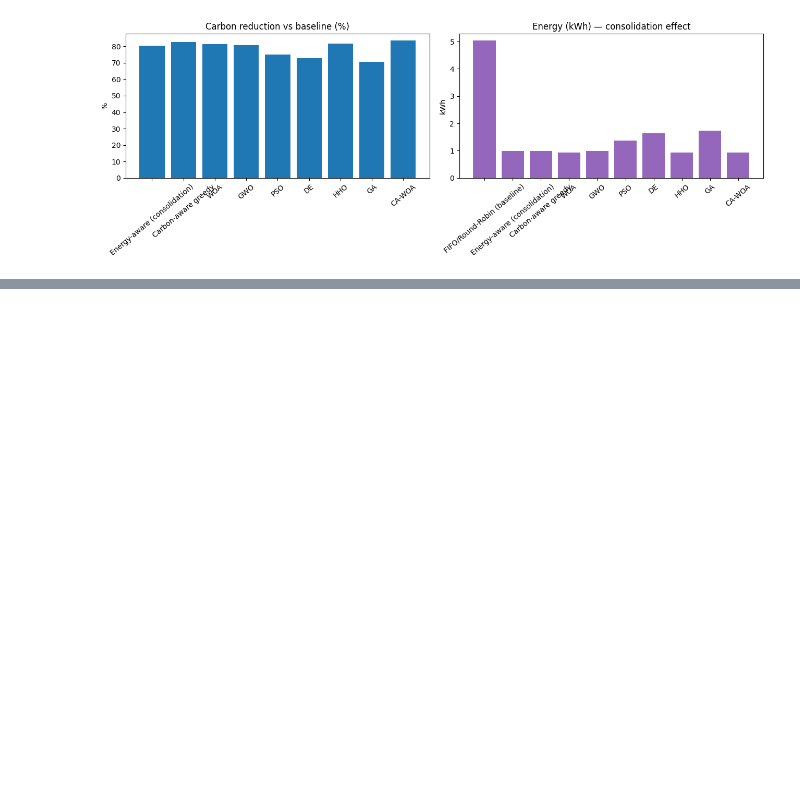
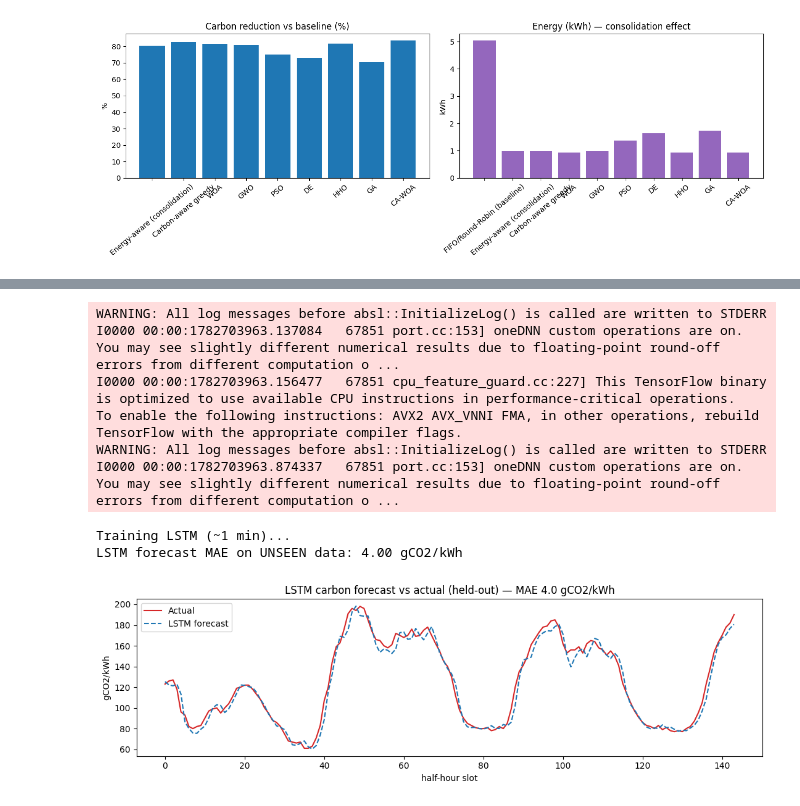
Before and after one commit to Navaneetha13/carbon-aware-scheduler, a Jupyter notebook: notebooks/carbon_aware_scheduling.ipynb, the cells around one changed output, grey strips where cells are left out. Cells and saved outputs as stored; diff of their text form; code cells hidden in the pictures; blank space fills up the shorter version.

Commit message:
Add LSTM forecasting of carbon intensity and workload (reactive -> predictive scheduling)

```diff
--- a/notebooks/carbon_aware_scheduling.ipynb
+++ b/notebooks/carbon_aware_scheduling.ipynb
@@ -191,0 +196,31 @@ plt.tight_layout(); plt.show()
+# %%
+import tensorflow as tf
+from tensorflow.keras.models import Sequential
+from tensorflow.keras.layers import LSTM, Dense, Input
+tf.random.set_seed(SEED)
+hist = pd.read_csv(ROOT + "/data/carbon/carbon_history.csv")["intensity"].astype(float).values
+LOOK_BACK = 48
+nte = int(len(hist)*0.2); tr, te = hist[:-nte], hist[-nte:]
+flo, fhi = tr.min(), tr.max(); fsc = lambda a:(a-flo)/(fhi-flo); fiv = lambda a:a*(fhi-flo)+flo
+def fwin(a):
+    return (np.array([a[i:i+LOOK_BACK] for i in range(len(a)-LOOK_BACK)])[...,None],
+            np.array([a[i+LOOK_BACK] for i in range(len(a)-LOOK_BACK)]))
+Xtr, ytr = fwin(fsc(tr)); fctx = fsc(np.concatenate([tr[-LOOK_BACK:], te])); Xte, yte = fwin(fctx)
+fmodel = Sequential([Input((LOOK_BACK,1)), LSTM(32), Dense(1)]); fmodel.compile("adam", "mse")
+print("Training LSTM (~1 min)..."); fmodel.fit(Xtr, ytr, epochs=20, batch_size=32, verbose=0)
+fpred = fiv(fmodel.predict(Xte, verbose=0).ravel()); ftrue = fiv(yte)
+fmae = float(np.mean(np.abs(fpred-ftrue))); print("LSTM forecast MAE on UNSEEN data: %.2f gCO2/kWh" % fmae)
+plt.figure(figsize=(11,3.5)); plt.plot(ftrue[:144], label="Actual", color="tab:red")
+plt.plot(fpred[:144], "--", label="LSTM forecast", color="tab:blue")
+plt.title("LSTM carbon forecast vs actual (held-out) — MAE %.1f gCO2/kWh" % fmae)
+plt.xlabel("half-hour slot"); plt.ylabel("gCO2/kWh"); plt.legend(); plt.tight_layout(); plt.show()
+# %% [output]
+WARNING: All log messages before absl::InitializeLog() is called are written to STDERR
+I0000 00:00:1782703963.137084   67851 port.cc:153] oneDNN custom operations are on. You may see slightly different numerical results due to floating-point round-off errors from different computation o ...
+I0000 00:00:1782703963.156477   67851 cpu_feature_guard.cc:227] This TensorFlow binary is optimized to use available CPU instructions in performance-critical operations.
+To enable the following instructions: AVX2 AVX_VNNI FMA, in other operations, rebuild TensorFlow with the appropriate compiler flags.
+WARNING: All log messages before absl::InitializeLog() is called are written to STDERR
+I0000 00:00:1782703963.874337   67851 port.cc:153] oneDNN custom operations are on. You may see slightly different numerical results due to floating-point round-off errors from different computation o ...
+Training LSTM (~1 min)...
+LSTM forecast MAE on UNSEEN data: 4.00 gCO2/kWh
+[figure, added]
```
Also changed, not shown: parts of 6 cells of this notebook, 14 other files.
